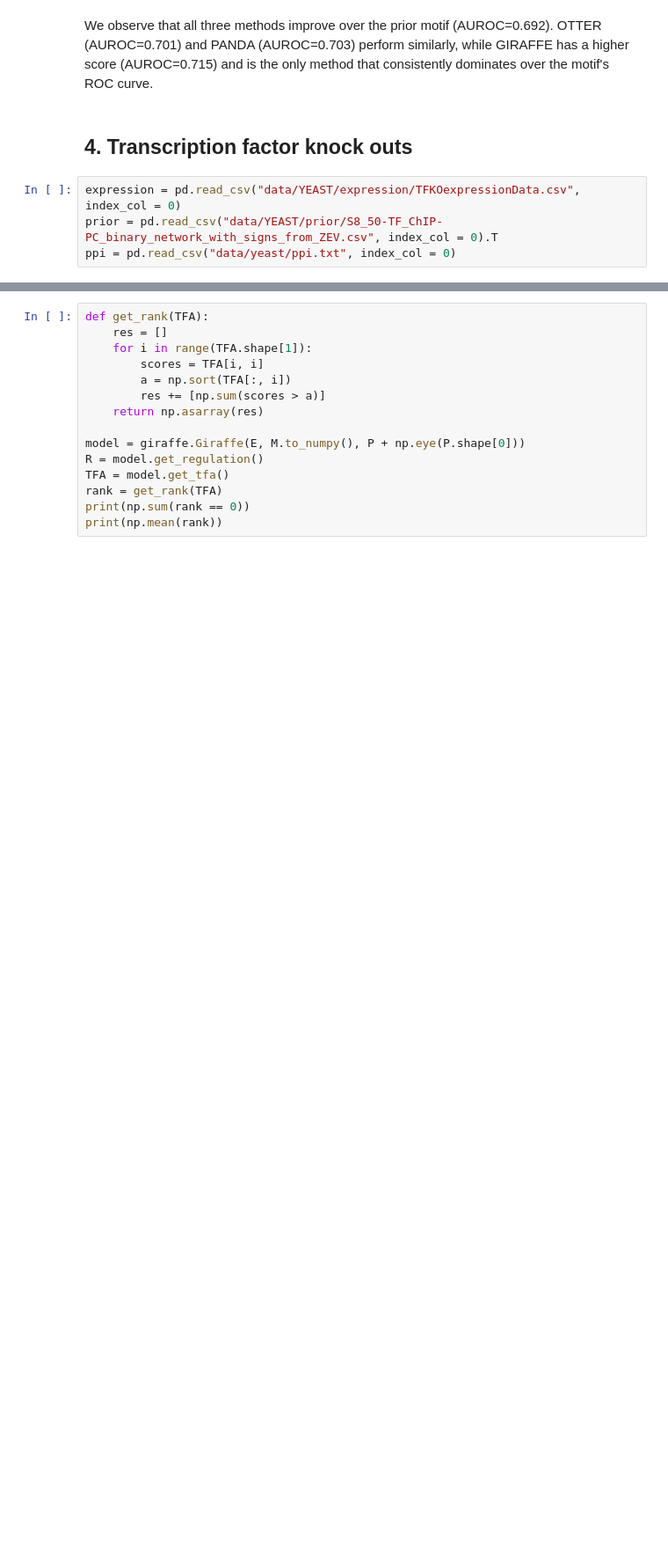
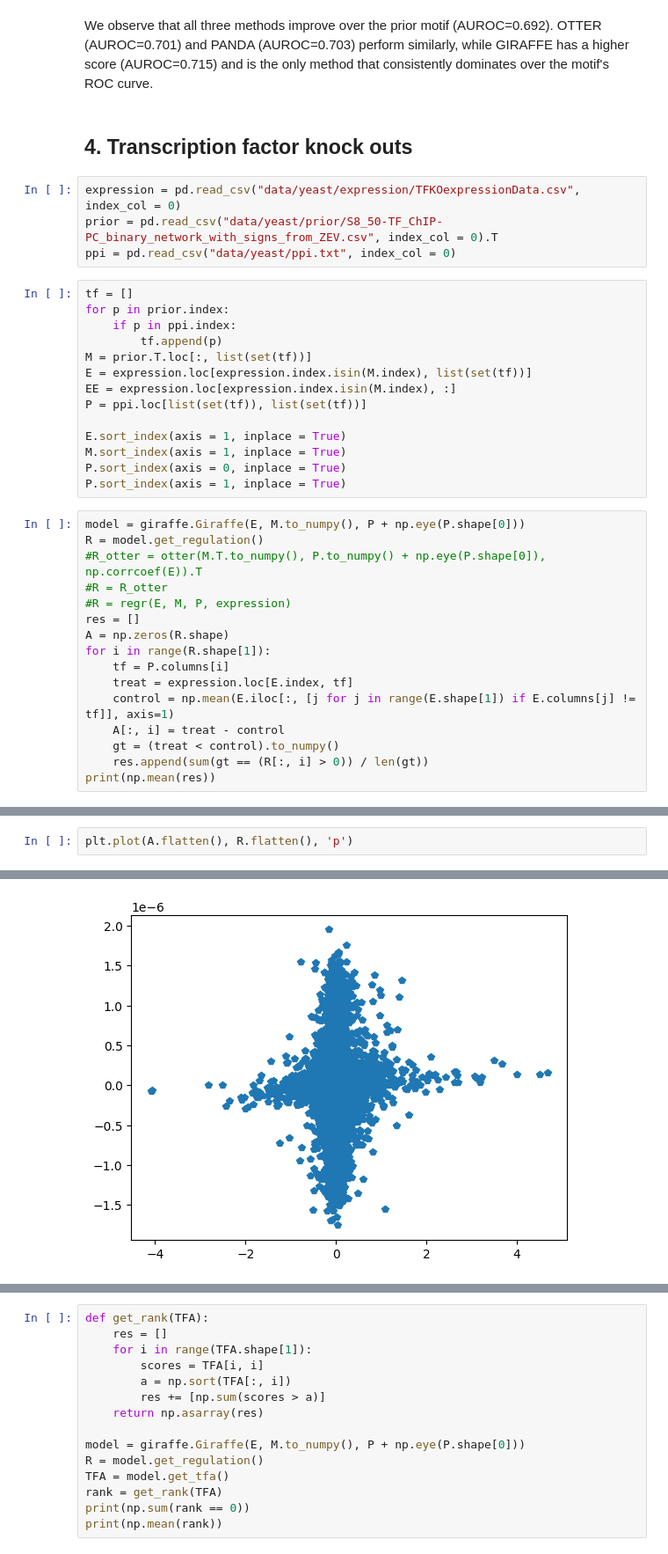
Before and after one commit to soelmicheletti/giraffe, a Jupyter notebook: notebooks/Recovering regulation on Yeast.ipynb, the cells around one changed output, grey strips where cells are left out. Shown: that part at 88% size. Saved outputs shown, nothing was run; the diff lists cells and outputs as text; blank space fills up the shorter version.

Commit message:
yeast

```diff
--- a/notebooks/Recovering regulation on Yeast.ipynb
+++ b/notebooks/Recovering regulation on Yeast.ipynb
@@ -126,6 +126,36 @@ We observe that all three methods improve over the prior motif (AUROC=0.692). OT
 # %% [markdown]
 ## 4. Transcription factor knock outs
 # %%
-expression = pd.read_csv("data/YEAST/expression/TFKOexpressionData.csv", index_col = 0)
-prior = pd.read_csv("data/YEAST/prior/S8_50-TF_ChIP-PC_binary_network_with_signs_from_ZEV.csv", index_col = 0).T
+expression = pd.read_csv("data/yeast/expression/TFKOexpressionData.csv", index_col = 0)
+prior = pd.read_csv("data/yeast/prior/S8_50-TF_ChIP-PC_binary_network_with_signs_from_ZEV.csv", index_col = 0).T
 ppi = pd.read_csv("data/yeast/ppi.txt", index_col = 0)
+# %%
+tf = []
+for p in prior.index:
+    if p in ppi.index:
+        tf.append(p)
+M = prior.T.loc[:, list(set(tf))]
+E = expression.loc[expression.index.isin(M.index), list(set(tf))]
+EE = expression.loc[expression.index.isin(M.index), :]
+P = ppi.loc[list(set(tf)), list(set(tf))]
+
+E.sort_index(axis = 1, inplace = True)
+M.sort_index(axis = 1, inplace = True)
+P.sort_index(axis = 0, inplace = True)
+P.sort_index(axis = 1, inplace = True)
+# %%
+model = giraffe.Giraffe(E, M.to_numpy(), P + np.eye(P.shape[0]))
+R = model.get_regulation()
+#R_otter = otter(M.T.to_numpy(), P.to_numpy() + np.eye(P.shape[0]), np.corrcoef(E)).T
+#R = R_otter
+#R = regr(E, M, P, expression)
+res = []
+A = np.zeros(R.shape)
+for i in range(R.shape[1]):
+    tf = P.columns[i]
+    treat = expression.loc[E.index, tf]
+    control = np.mean(E.iloc[:, [j for j in range(E.shape[1]) if E.columns[j] != tf]], axis=1)
+    A[:, i] = treat - control
+    gt = (treat < control).to_numpy()
+    res.append(sum(gt == (R[:, i] > 0)) / len(gt))
+print(np.mean(res))
@@ -131,0 +164,3 @@ ppi = pd.read_csv("data/yeast/ppi.txt", index_col = 0)
+# %%
+plt.plot(A.flatten(), R.flatten(), 'p')
+# %% [output]
@@ -131,0 +168 @@ ppi = pd.read_csv("data/yeast/ppi.txt", index_col = 0)
+[figure, added]
```
Also changed, not shown: parts of 10 cells of this notebook.
